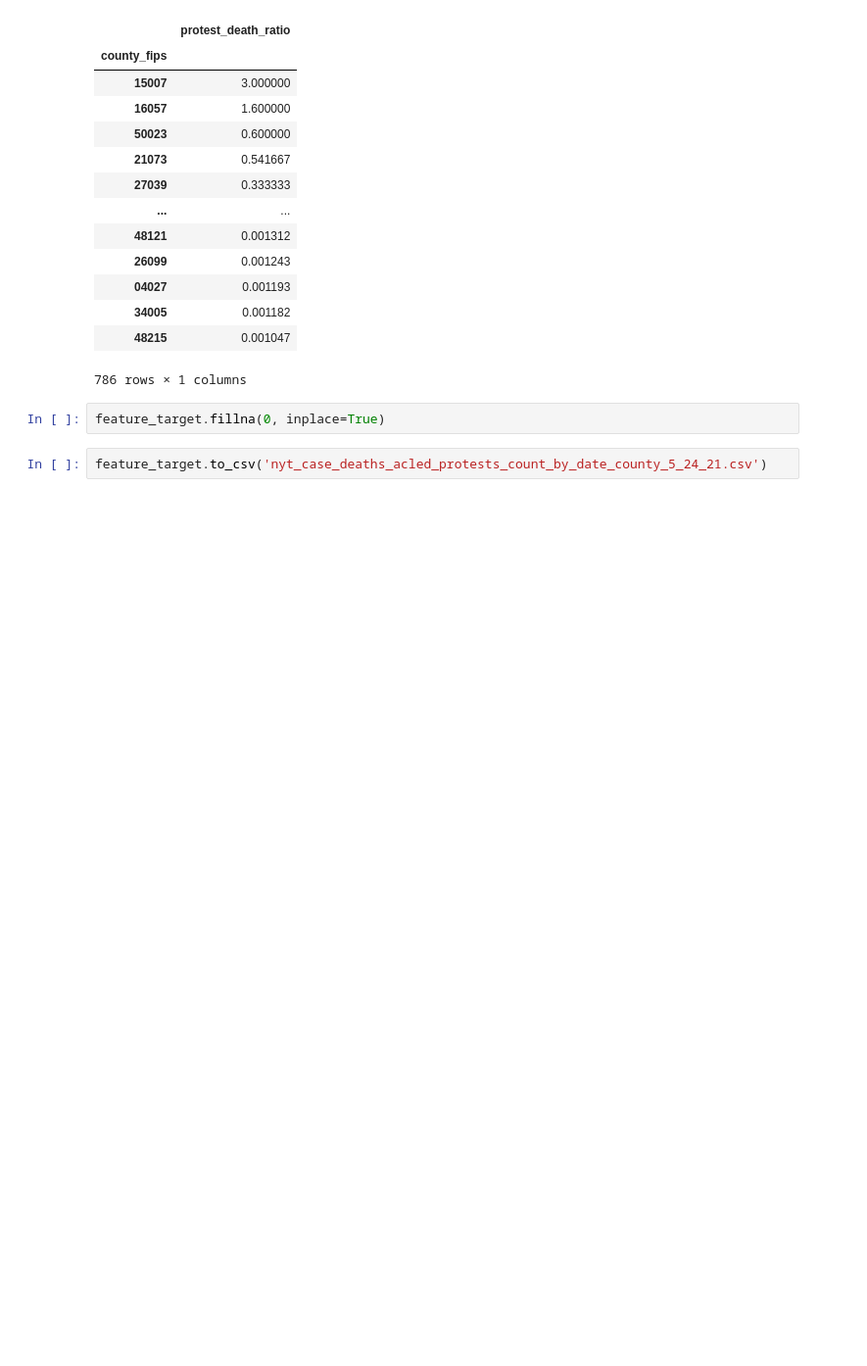
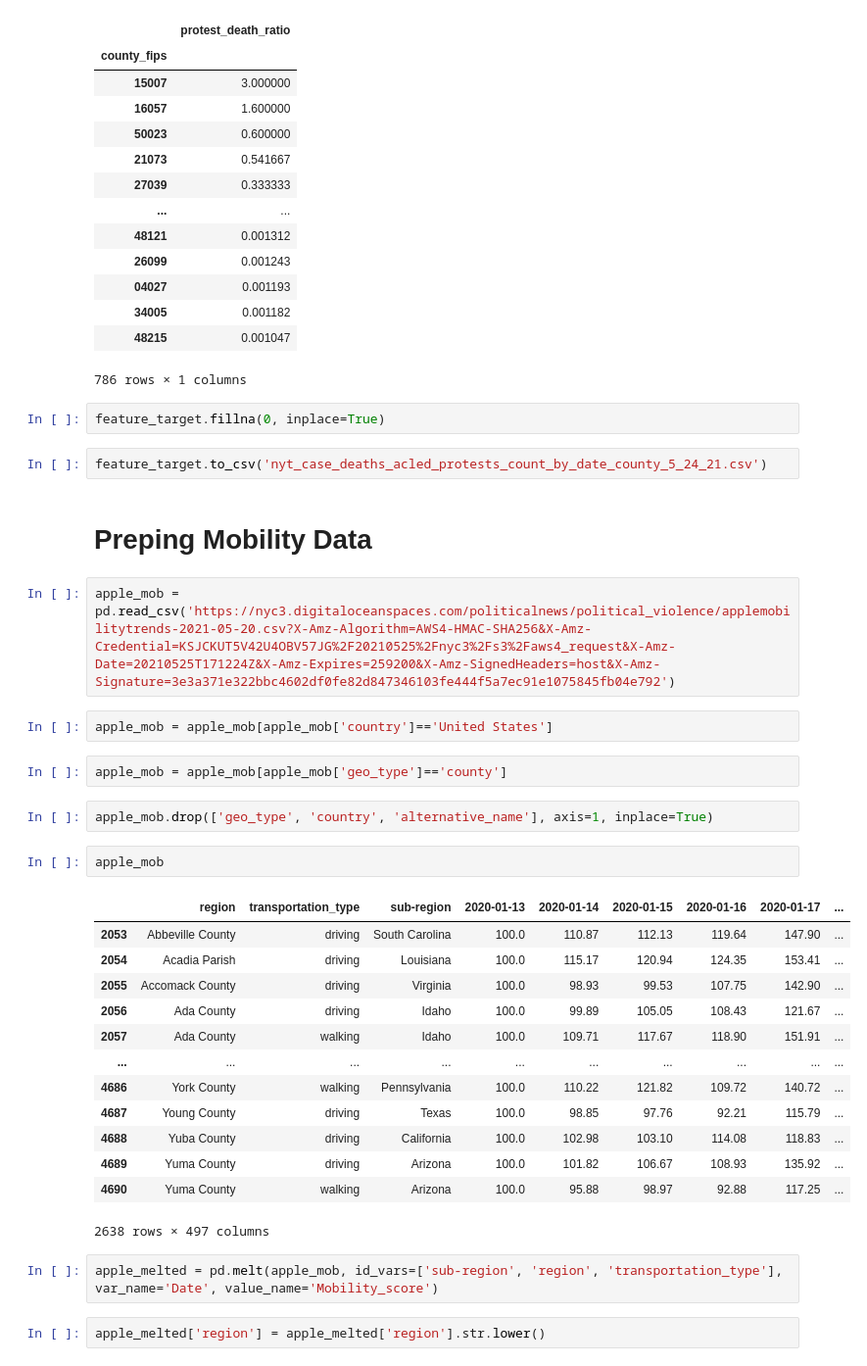
Before and after one commit to AschHarwood/social_unrest, a Jupyter notebook: social_unrest_feature_wrangling.ipynb, the cells around one changed output. Shown: that part at 98% size. Drawn from its saved outputs; the diff is of its cells as text; blank space fills up the shorter version.

Commit message:
cleaned up mobility data

```diff
--- a/social_unrest_feature_wrangling.ipynb
+++ b/social_unrest_feature_wrangling.ipynb
@@ -413,3 +413,33 @@ protests_to_deaths[~protests_to_deaths['protest_death_ratio'].isnull()]
 feature_target.fillna(0, inplace=True)
 # %%
 feature_target.to_csv('nyt_case_deaths_acled_protests_count_by_date_county_5_24_21.csv')
+# %% [markdown]
+# Preping Mobility Data
+# %%
+apple_mob = pd.read_csv('https://nyc3.digitaloceanspaces.com/politicalnews/political_violence/applemobilitytrends-2021-05-20.csv?X-Amz-Algorithm=AWS4-HMAC-SHA256&X-Amz-Credential=KSJCKUT5V42U4OBV57JG%2F20210525%2Fnyc3%2Fs3%2Faws4_request&X-Amz-Date=20210525T171224Z&X-Amz-Expires=259200&X-Amz-SignedHeaders=host&X-Amz-Signature=3e3a371e322bbc4602df0fe82d847346103fe444f5a7ec91e1075845fb04e792')
+# %%
+apple_mob = apple_mob[apple_mob['country']=='United States']
+# %%
+apple_mob = apple_mob[apple_mob['geo_type']=='county']
+# %%
+apple_mob.drop(['geo_type', 'country', 'alternative_name'], axis=1, inplace=True)
+# %%
+apple_mob
+# %% [output]
+|  | region | transportation_type | sub-region | 2020-01-13 | 2020-01-14 | 2020-01-15 | 2020-01-16 | 2020-01-17 | ... |
+| 2053 | Abbeville County | driving | South Carolina | 100.0 | 110.87 | 112.13 | 119.64 | 147.90 | ... |
+| 2054 | Acadia Parish | driving | Louisiana | 100.0 | 115.17 | 120.94 | 124.35 | 153.41 | ... |
+| 2055 | Accomack County | driving | Virginia | 100.0 | 98.93 | 99.53 | 107.75 | 142.90 | ... |
+| 2056 | Ada County | driving | Idaho | 100.0 | 99.89 | 105.05 | 108.43 | 121.67 | ... |
+| 2057 | Ada County | walking | Idaho | 100.0 | 109.71 | 117.67 | 118.90 | 151.91 | ... |
+| ... | ... | ... | ... | ... | ... | ... | ... | ... | ... |
+| 4686 | York County | walking | Pennsylvania | 100.0 | 110.22 | 121.82 | 109.72 | 140.72 | ... |
+| 4687 | Young County | driving | Texas | 100.0 | 98.85 | 97.76 | 92.21 | 115.79 | ... |
+| 4688 | Yuba County | driving | California | 100.0 | 102.98 | 103.10 | 114.08 | 118.83 | ... |
+| 4689 | Yuma County | driving | Arizona | 100.0 | 101.82 | 106.67 | 108.93 | 135.92 | ... |
+| 4690 | Yuma County | walking | Arizona | 100.0 | 95.88 | 98.97 | 92.88 | 117.25 | ... |
+2638 rows × 497 columns
+# %%
+apple_melted = pd.melt(apple_mob, id_vars=['sub-region', 'region', 'transportation_type'], var_name='Date', value_name='Mobility_score')
+# %%
+apple_melted['region'] = apple_melted['region'].str.lower()
```
Also changed, not shown: parts of 50 cells of this notebook.
